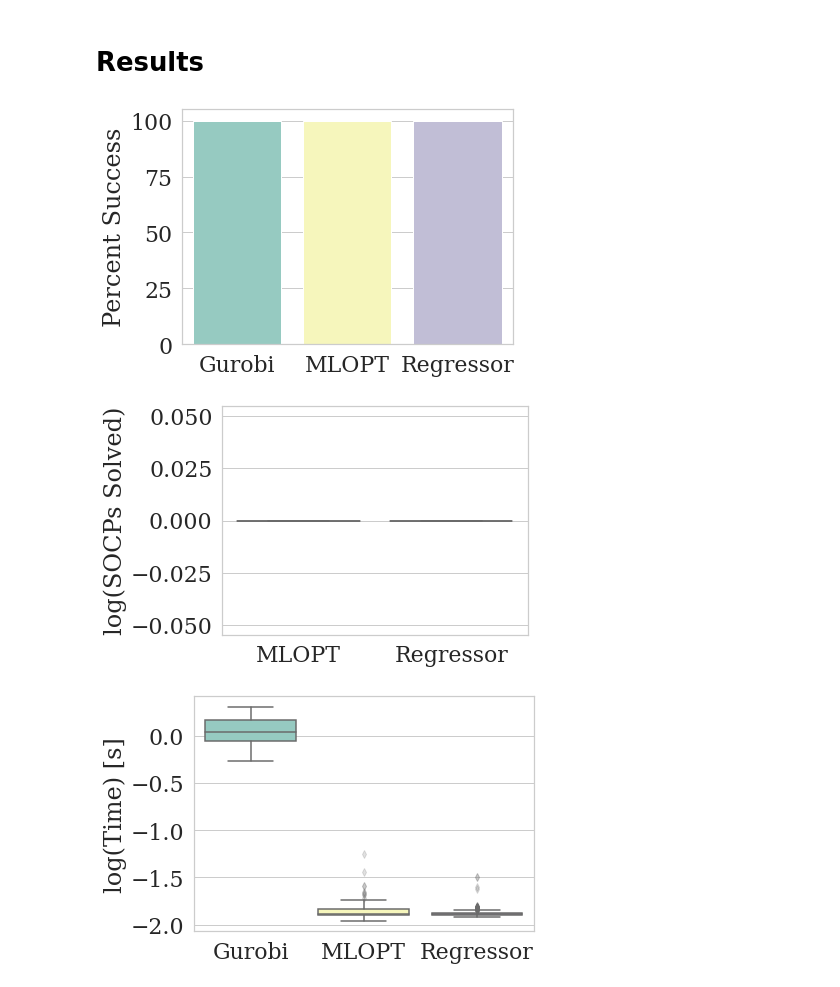
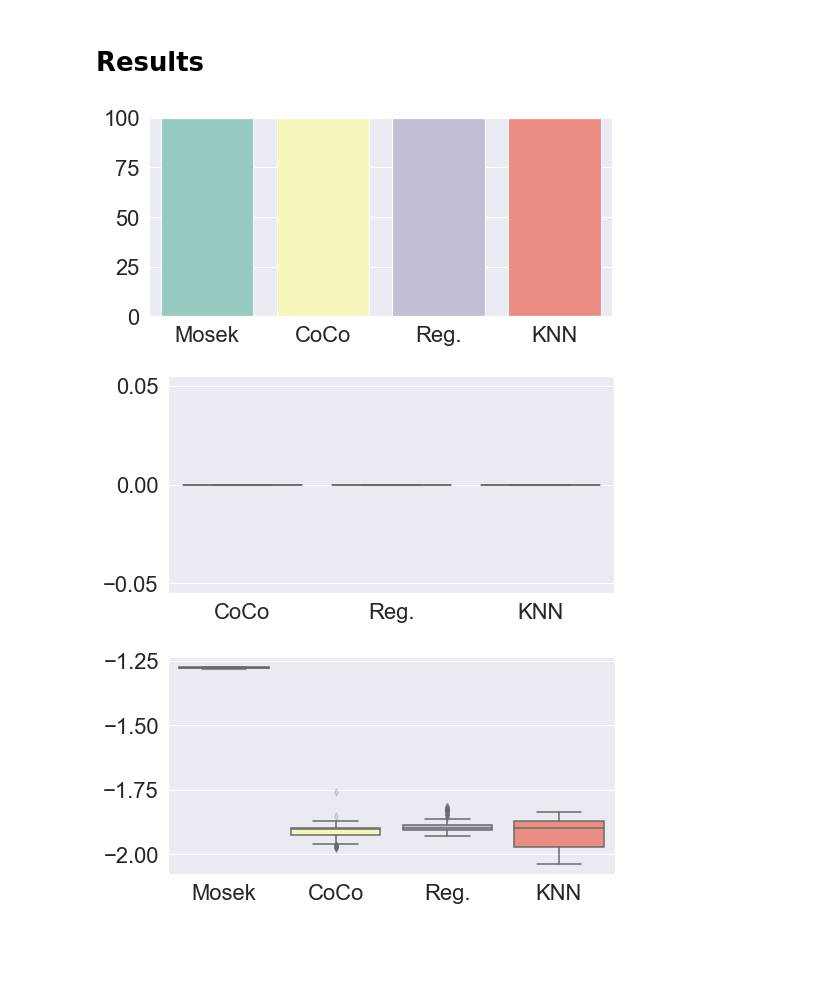
Before and after one commit to StanfordASL/CoCo, a Jupyter notebook: manipulation_dev.ipynb, the cells around one changed output. Saved outputs shown, nothing was run; the diff lists cells and outputs as text; code cells hidden in the pictures; blank space fills up the shorter version.

```diff
--- a/manipulation_dev.ipynb
+++ b/manipulation_dev.ipynb
@@ -209,45 +392,75 @@ flierprops = {'alpha':0.2}
+# %%
+hf = h5py.File('manipulation_dev.h5', 'r')
+
+num_solves_grp = hf.get('num_solves')
+num_solves_mlopt = np.squeeze(np.array(num_solves_grp.get('num_solves_mlopt')))
+num_solves_reg = np.squeeze(np.array(num_solves_grp.get('num_solves_reg')))
+num_solves_knn = np.squeeze(np.array(num_solves_grp.get('num_solves_knn')))
+
+total_time_grp = hf.get('total_time')
+total_time_sol = np.ndarray.tolist(np.squeeze(np.array(total_time_grp.get('total_time_sol'))))
+total_time_mlopt = np.ndarray.tolist(np.squeeze(np.array(total_time_grp.get('total_time_mlopt'))))
+total_time_reg = np.ndarray.tolist(np.squeeze(np.array(total_time_grp.get('total_time_reg'))))
+total_time_knn = np.ndarray.tolist(np.squeeze(np.array(total_time_grp.get('total_time_knn'))))
+
+cost_ratios_grp = hf.get('cost_ratios')
+cost_ratios_sol = np.squeeze(np.array(cost_ratios_grp.get('cost_ratios_sol')))
+cost_ratios_mlopt = np.squeeze(np.array(cost_ratios_grp.get('cost_ratios_mlopt')))
+cost_ratios_reg = np.squeeze(np.array(cost_ratios_grp.get('cost_ratios_reg')))
+cost_ratios_knn = np.squeeze(np.array(cost_ratios_grp.get('cost_ratios_knn')))
+
+sol_percentage, mlopt_percentage, reg_percentage, knn_percentage = np.ndarray.tolist(np.squeeze(np.array(hf.get('percentage'))))
+
+hf.close()
 # %%
-results = {'Gurobi':[100.], 'MLOPT':[mlopt_percentage], 'Regressor':[reg_percentage]}
+results = {'Mosek':[sol_percentage], 'CoCo':[mlopt_percentage], 'Reg.':[reg_percentage], 'KNN':[knn_percentage]}
 results = pd.DataFrame(results)
+
+plt.figure(figsize=(8,4))
+plt.ylim(0,100)
+plt.tight_layout()
 
 ax1 = sns.barplot(data=results, palette="Set3")
 ax1.set(xlabel="", ylabel="Percent Success")
-
-plt.tight_layout()
+ax1.set(xlabel="", ylabel="")
 
 figure = ax1.get_figure()
-# # figure.savefig("loss.pdf")
+plt.savefig("manipulation_percent_success.png", bbox_inches='tight')
 # %% [output]
-[figure, old version]
+[figure, new version]
 # %%
 results = {}
-results['Policy'] = ['MLOPT']*len(num_solves_mlopt) + ['Regressor']*len(num_solves_reg)
-results['Solves'] = np.hstack((np.log10(num_solves_mlopt), np.log10(num_solves_reg)))
+results['Policy'] = ['CoCo']*len(num_solves_mlopt) + ['Reg.']*len(num_solves_reg) + ['KNN']*len(num_solves_knn)
+results['Solves'] = np.hstack((np.log10(num_solves_mlopt), np.log10(num_solves_reg), np.log10(num_solves_knn)))
 results = pd.DataFrame(results)
+
+plt.figure(figsize=(8,4))
+plt.tight_layout()
 
 ax1 = sns.boxplot(x=results['Policy'], y=results['Solves'], palette="Set3", flierprops=flierprops)
 ax1.set(xlabel="", ylabel="log(SOCPs Solved)")
-
-plt.tight_layout()
+ax1.set(xlabel="", ylabel="")
 
 figure = ax1.get_figure()
-# figure.savefig("loss.pdf")
+figure.savefig("manipulation_solved.png", bbox_inches='tight')
 # %% [output]
-[figure, old version]
+[figure, new version]
 # %%
 results = {}
-results['Policy'] = ['Gurobi']*len(total_time_ip) +  ['MLOPT']*len(total_time_mlopt) + ['Regressor']*len(total_time_reg)
-results['Time'] = np.hstack((np.log10(total_time_ip), np.log10(total_time_mlopt), np.log10(total_time_reg)))
+results['Policy'] = ['Mosek']*len(total_time_sol) +  ['CoCo']*len(total_time_mlopt) + ['Reg.']*len(total_time_reg) + ['KNN']*len(total_time_knn)
+results['Time'] = np.hstack((np.log10(total_time_sol), np.log10(total_time_mlopt), np.log10(total_time_reg), np.log10(total_time_knn)))
 results = pd.DataFrame(results)
+
+plt.figure(figsize=(8,4))
+plt.tight_layout()
 
 ax1 = sns.boxplot(x=results['Policy'], y=results['Time'], palette="Set3", flierprops=flierprops)
 ax1.set(xlabel="", ylabel="log(Time) [s]")
-
-plt.tight_layout()
+ax1.set(xlabel="", ylabel="")
 
 figure = ax1.get_figure()
-# figure.savefig("loss.pdf")
+figure.savefig("manipulation_time.png", bbox_inches='tight')
 # %% [output]
-[figure, old version]
+[figure, new version]
 # %%
 results = {}
```
Also changed, not shown: parts of 22 cells of this notebook, 11 other files.
